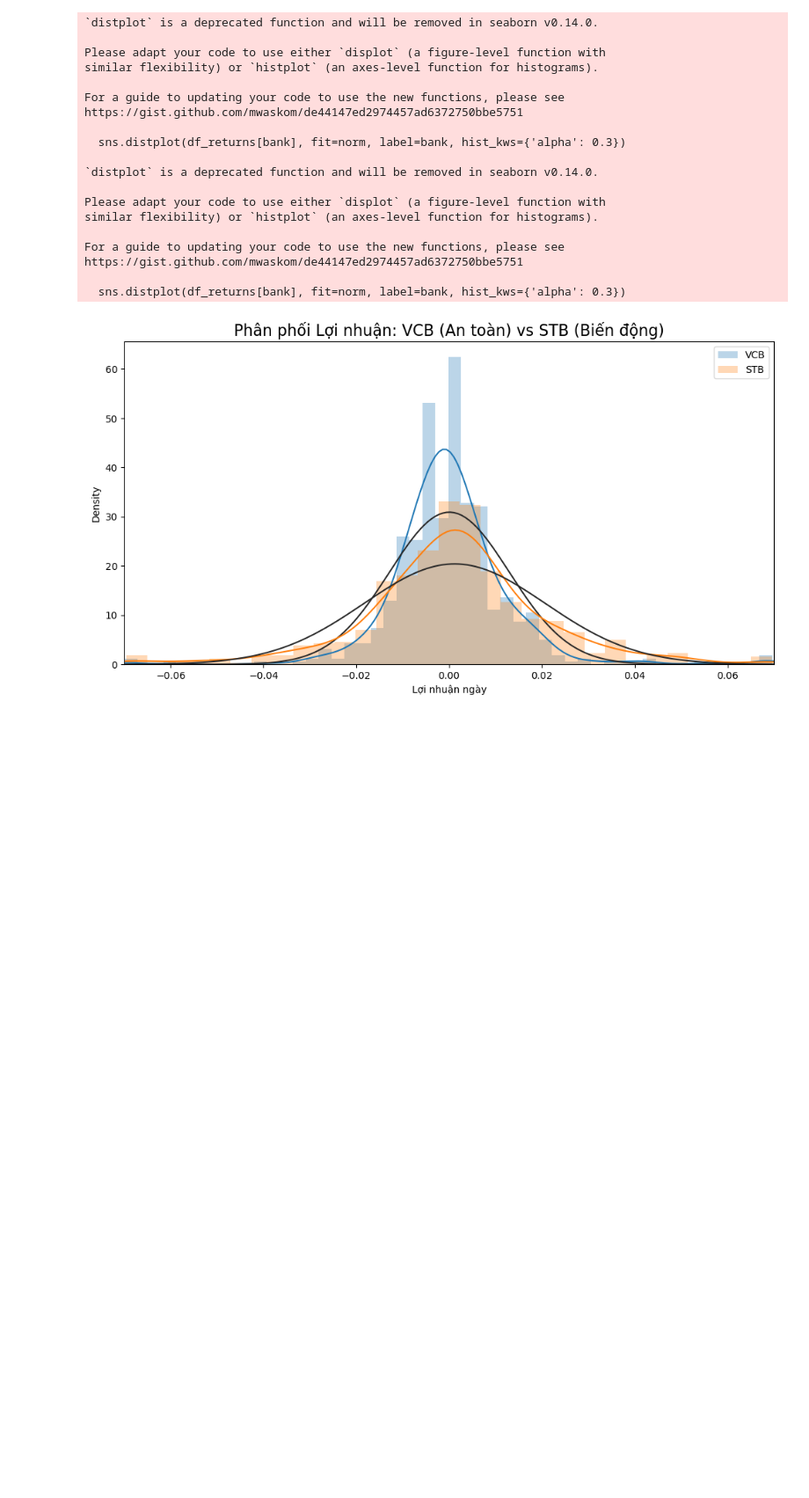
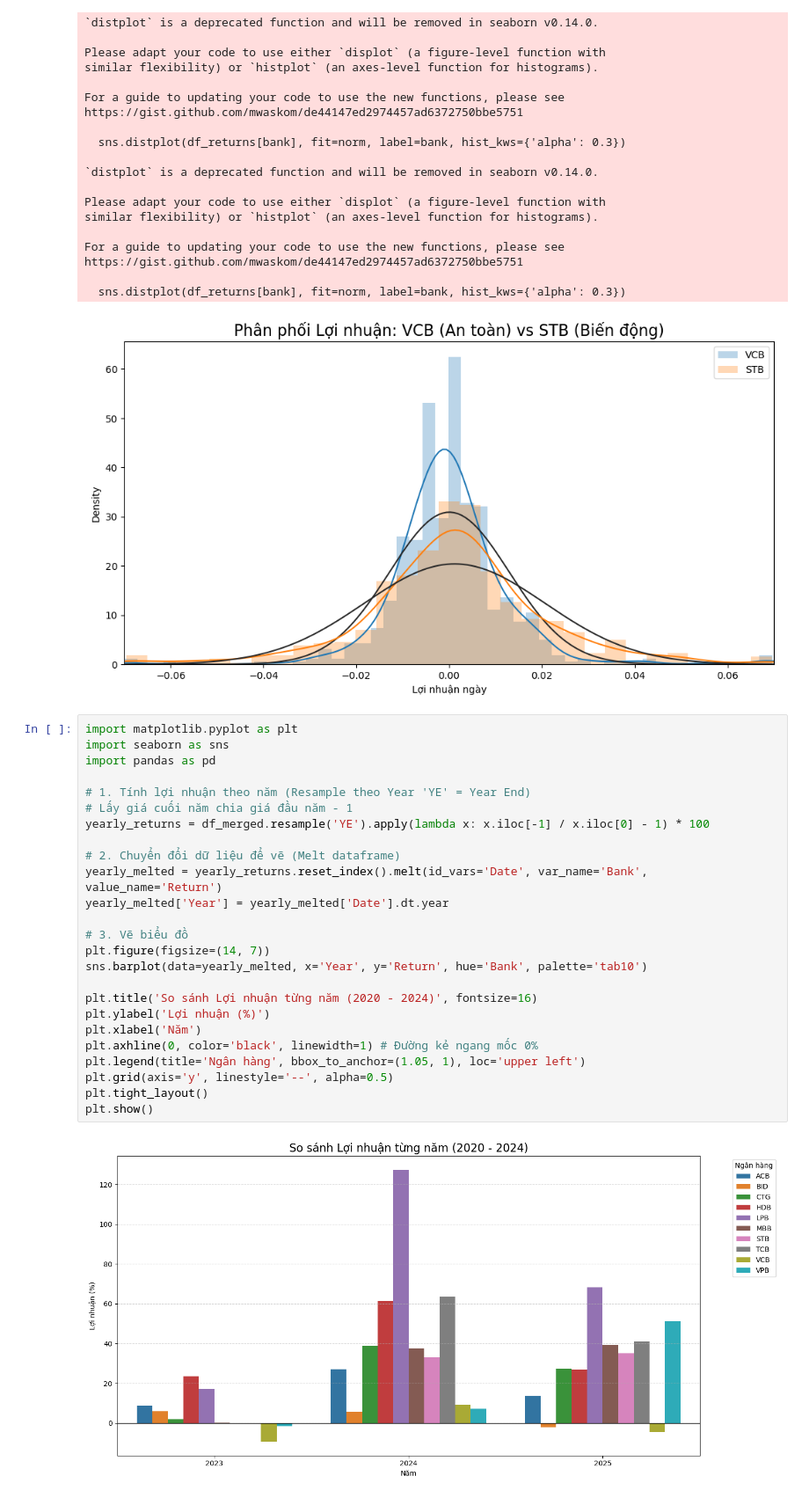
Before and after one commit to quanquan1406/Big_data_cuoi_ky, a Jupyter notebook: bieudo.ipynb, the cells around one changed output. Shown at 88% size. Cells and saved outputs as stored; diff of their text form; blank space fills up the shorter version.

```diff
--- a/bieudo.ipynb
+++ b/bieudo.ipynb
@@ -235,3 +235,30 @@ https://gist.github.com/mwaskom/de44147ed2974457ad6372750bbe5751
 
   sns.distplot(df_returns[bank], fit=norm, label=bank, hist_kws={'alpha': 0.3})
 [figure]
+# %%
+import matplotlib.pyplot as plt
+import seaborn as sns
+import pandas as pd
+
+# 1. Tính lợi nhuận theo năm (Resample theo Year 'YE' = Year End)
+# Lấy giá cuối năm chia giá đầu năm - 1
+yearly_returns = df_merged.resample('YE').apply(lambda x: x.iloc[-1] / x.iloc[0] - 1) * 100
+
+# 2. Chuyển đổi dữ liệu để vẽ (Melt dataframe)
+yearly_melted = yearly_returns.reset_index().melt(id_vars='Date', var_name='Bank', value_name='Return')
+yearly_melted['Year'] = yearly_melted['Date'].dt.year
+
+# 3. Vẽ biểu đồ
+plt.figure(figsize=(14, 7))
+sns.barplot(data=yearly_melted, x='Year', y='Return', hue='Bank', palette='tab10')
+
+plt.title('So sánh Lợi nhuận từng năm (2020 - 2024)', fontsize=16)
+plt.ylabel('Lợi nhuận (%)')
+plt.xlabel('Năm')
+plt.axhline(0, color='black', linewidth=1) # Đường kẻ ngang mốc 0%
+plt.legend(title='Ngân hàng', bbox_to_anchor=(1.05, 1), loc='upper left')
+plt.grid(axis='y', linestyle='--', alpha=0.5)
+plt.tight_layout()
+plt.show()
+# %% [output]
+[figure, added]
```
Also changed, not shown: parts of 2 cells of this notebook, 2 other files.
